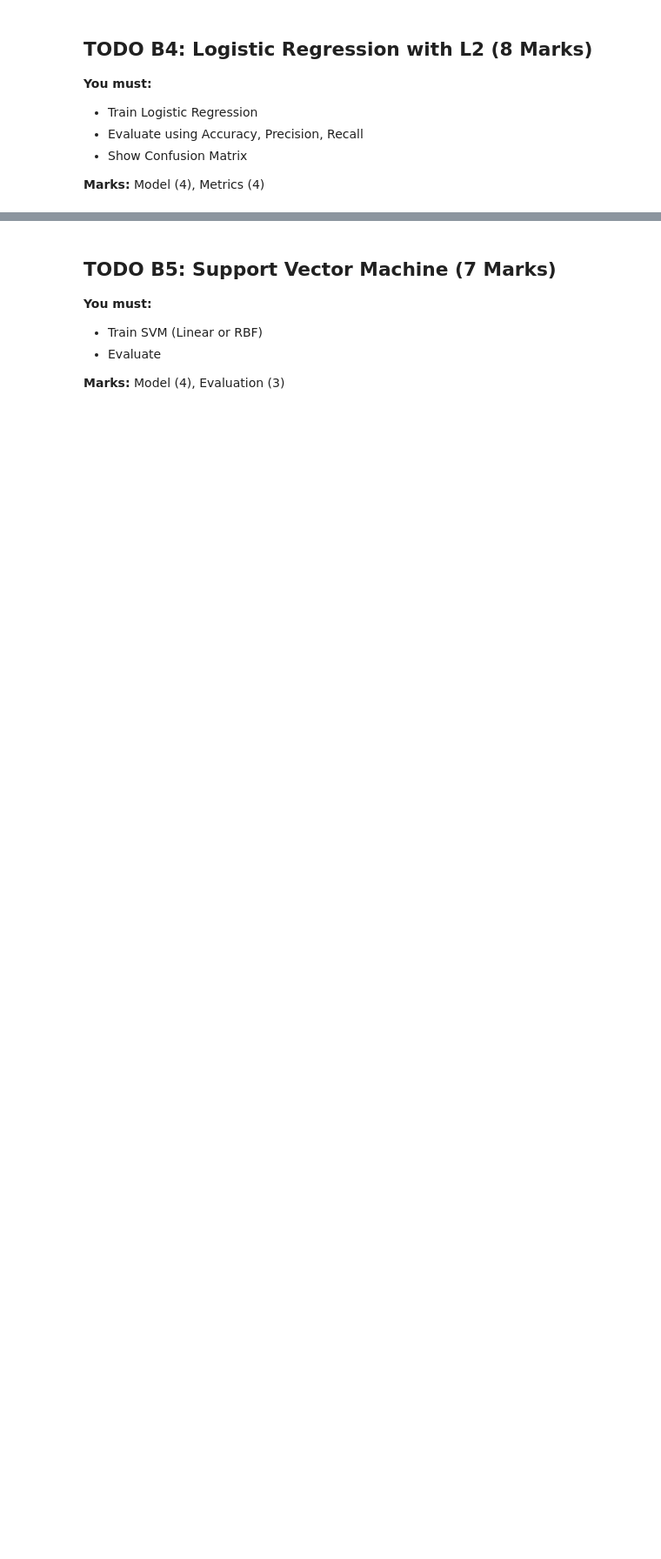
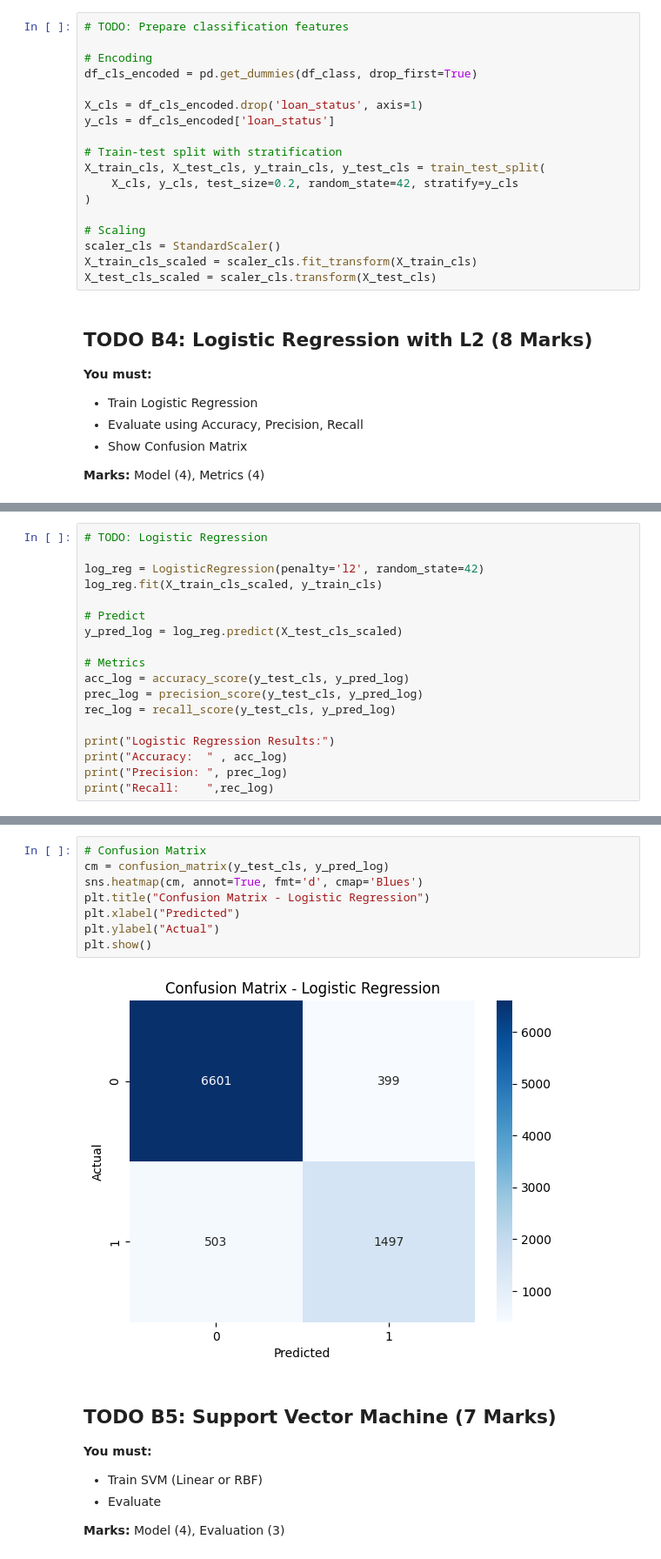
Before and after one commit to MoriamAkterSwarna/AI-ML, a Jupyter notebook: AI_ML_Assignment_3_Module_19_Moriam_Akter_Swarna.ipynb, the cells around one changed output, grey strips where cells are left out. Shown at 87% size. Drawn from its saved outputs; the diff is of its cells as text; blank space fills up the shorter version.

```diff
--- a/AI_ML_Assignment_3_Module_19_Moriam_Akter_Swarna.ipynb
+++ b/AI_ML_Assignment_3_Module_19_Moriam_Akter_Swarna.ipynb
@@ -129,3 +382,21 @@ You will work with the provided **classification dataset**.
+# %%
+# TODO: Prepare classification features
+
+# Encoding
+df_cls_encoded = pd.get_dummies(df_class, drop_first=True)
+
+X_cls = df_cls_encoded.drop('loan_status', axis=1)
+y_cls = df_cls_encoded['loan_status']
+
+# Train-test split with stratification
+X_train_cls, X_test_cls, y_train_cls, y_test_cls = train_test_split(
+    X_cls, y_cls, test_size=0.2, random_state=42, stratify=y_cls
+)
+
+# Scaling
+scaler_cls = StandardScaler()
+X_train_cls_scaled = scaler_cls.fit_transform(X_train_cls)
+X_test_cls_scaled = scaler_cls.transform(X_test_cls)
 # %% [markdown]
 ## TODO B4: Logistic Regression with L2 (8 Marks)
 **You must:**
@@ -138,0 +408,18 @@ You will work with the provided **classification dataset**.
+# %%
+# TODO: Logistic Regression
+
+log_reg = LogisticRegression(penalty='l2', random_state=42)
+log_reg.fit(X_train_cls_scaled, y_train_cls)
+
+# Predict
+y_pred_log = log_reg.predict(X_test_cls_scaled)
+
+# Metrics
+acc_log = accuracy_score(y_test_cls, y_pred_log)
+prec_log = precision_score(y_test_cls, y_pred_log)
+rec_log = recall_score(y_test_cls, y_pred_log)
+
+print("Logistic Regression Results:")
+print("Accuracy:  " , acc_log)
+print("Precision: ", prec_log)
+print("Recall:    ",rec_log)
@@ -139,3 +431,13 @@ You will work with the provided **classification dataset**.
+# %%
+# Confusion Matrix
+cm = confusion_matrix(y_test_cls, y_pred_log)
+sns.heatmap(cm, annot=True, fmt='d', cmap='Blues')
+plt.title("Confusion Matrix - Logistic Regression")
+plt.xlabel("Predicted")
+plt.ylabel("Actual")
+plt.show()
+# %% [output]
+[figure, added]
 # %% [markdown]
 ## TODO B5: Support Vector Machine (7 Marks)
 **You must:**
```
Also changed, not shown: parts of 44 cells of this notebook.
